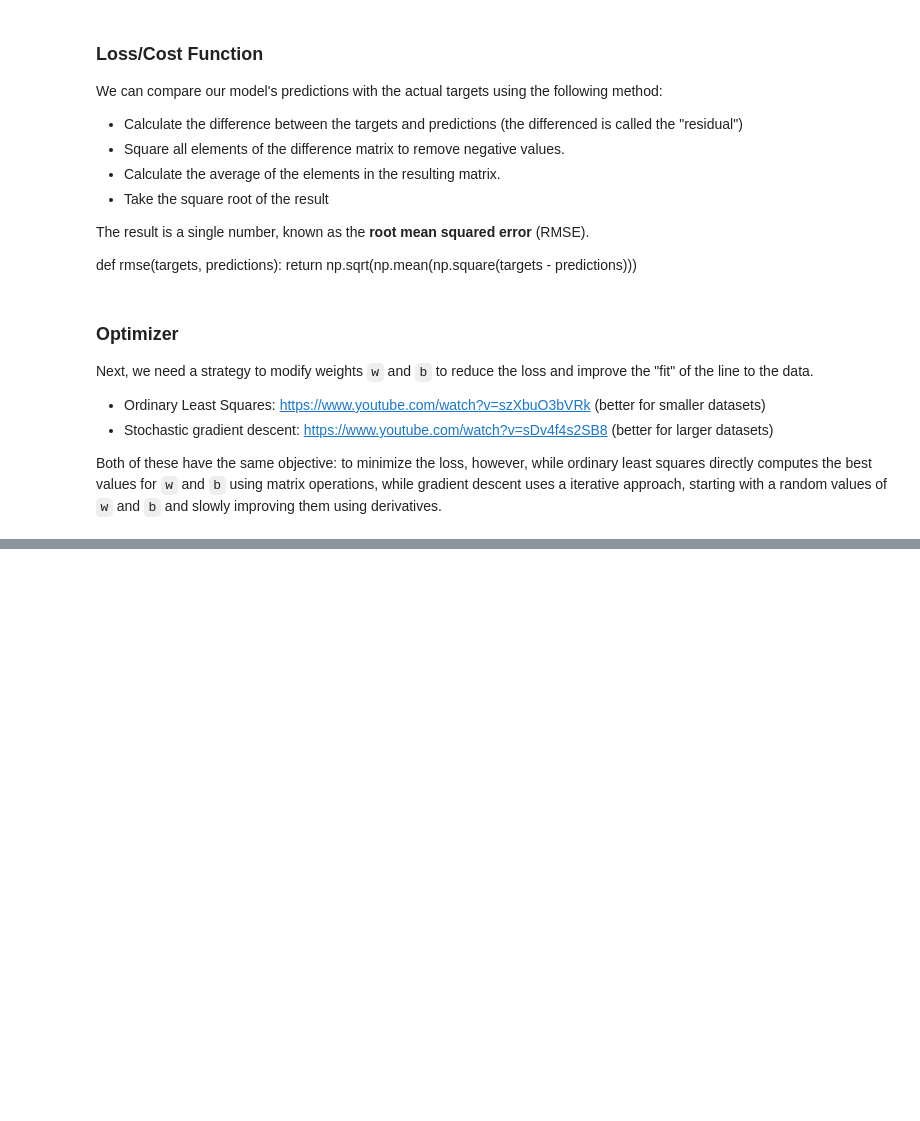
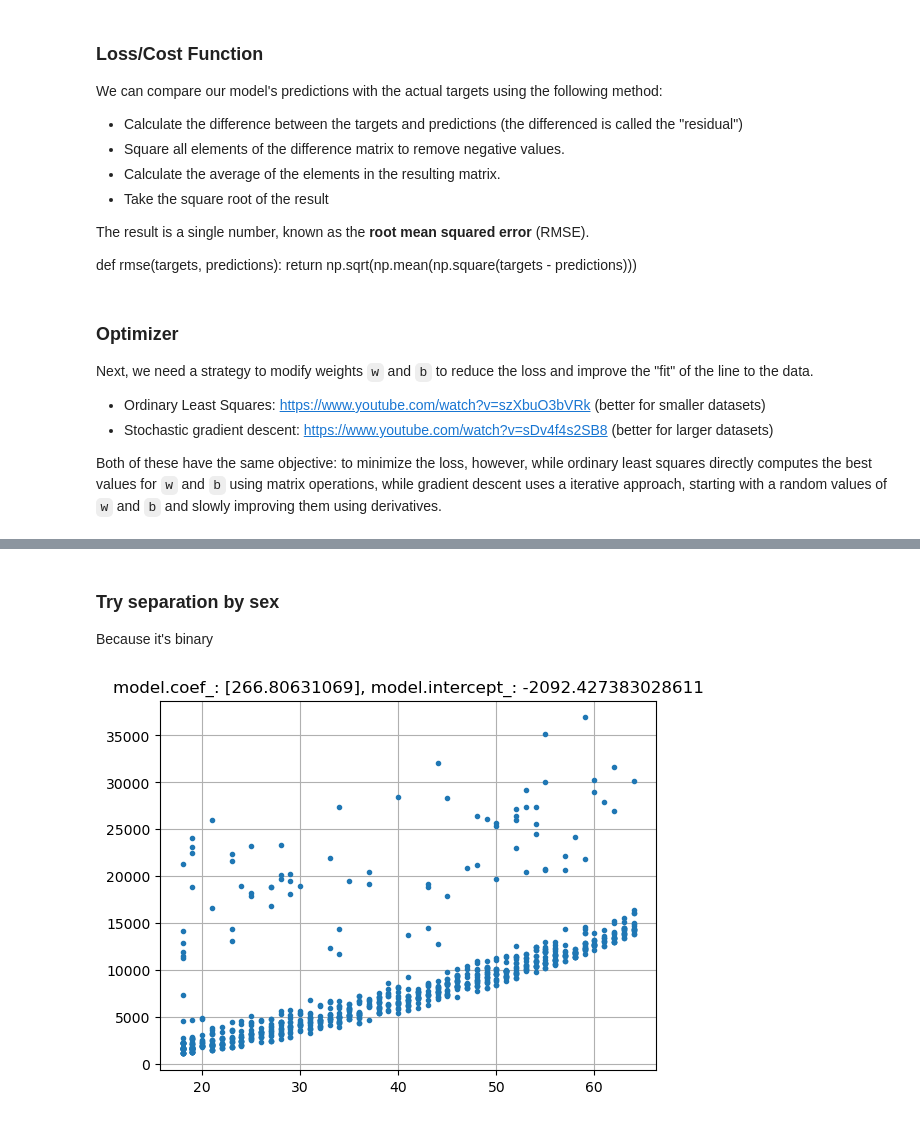
Before and after one commit to sandra-biology/Data-Analytics-A, a Jupyter notebook: Linear regression project - model.ipynb, the cells around one changed output, grey strips where cells are left out. Cells and saved outputs as stored; diff of their text form; code cells hidden in the pictures; blank space fills up the shorter version.

```diff
--- a/Linear regression project - model.ipynb
+++ b/Linear regression project - model.ipynb
@@ -78,0 +201,24 @@ Let's use the `LinearRegression` class from `scikit-learn` to find the best fit
+# %% [markdown]
+### Try separation by sex
+
+Because it's binary
+# %%
+# plotting fit of the model
+
+# fit_fun = lambda x: model.coef_ * x + model.intercept_
+
+x_plot = X_train.to_numpy()
+y_plot = y_train.to_numpy()
+
+# y_fit = fit_fun(x_plot)
+# print(fit_fun(7))
+
+plt.figure()
+# plt.title(f'lr.coef_: {lr.coef_:0.3f}, lr.intercept_: {lr.intercept_:0.3f}')
+plt.title(f'model.coef_: {model.coef_}, model.intercept_: {model.intercept_}')
+plt.plot(x_plot, y_plot, '.')
+
+# plt.plot(x_plot, y_fit)
+plt.grid()
+# %% [output]
+[figure, added]
```
Also changed, not shown: parts of 21 cells of this notebook.
